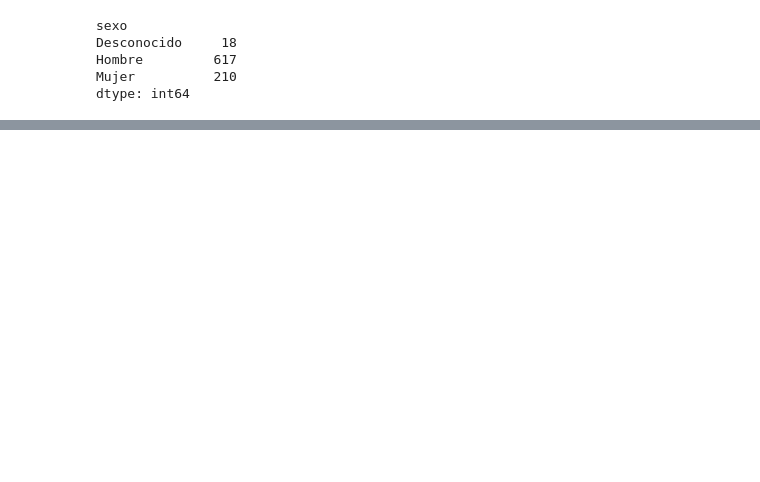
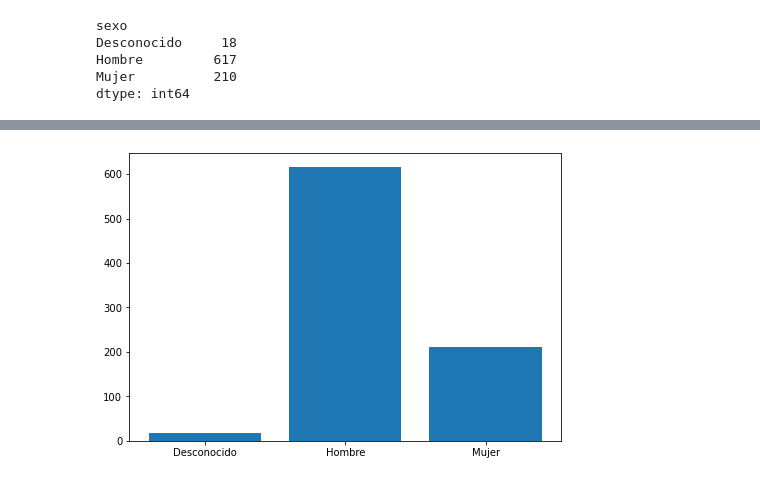
Before and after one commit to aepzia/06MIOT_A1, a Jupyter notebook: Actividad2 - Graficas.ipynb, the cells around one changed output, grey strips where cells are left out. Cells and saved outputs as stored; diff of their text form; code cells hidden in the pictures; blank space fills up the shorter version.

```diff
--- a/Actividad2 - Graficas.ipynb
+++ b/Actividad2 - Graficas.ipynb
@@ -203,0 +314,9 @@ show(p)
+# %%
+fig = plt.figure()
+ax = fig.add_axes([0,0,1,1])
+sexo = accidentes_por_sexo.index
+accidentes = accidentes_por_sexo.values
+ax.bar(sexo,accidentes)
+plt.show()
+# %% [output]
+[figure, added]
```
Also changed, not shown: parts of 12 cells of this notebook.
